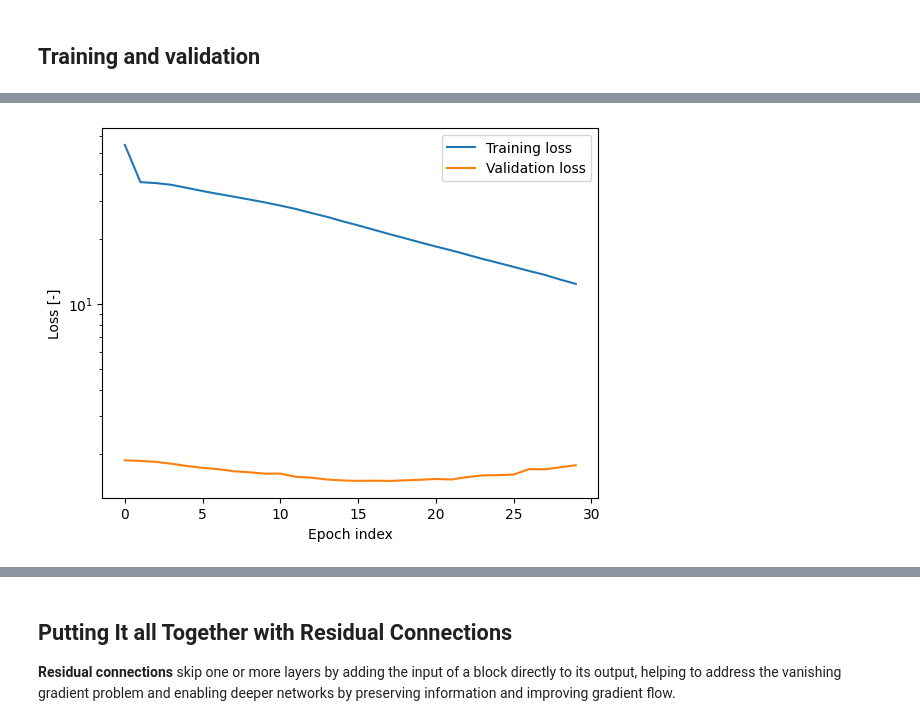
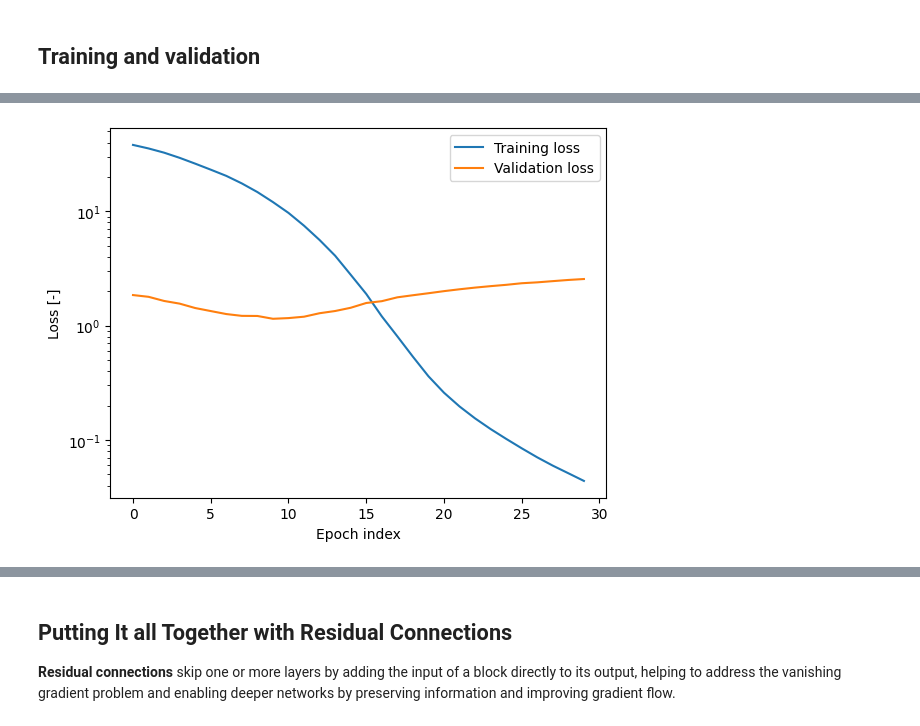
Before and after one commit to CVUT-FS-12110/pytorch-intro, a Jupyter notebook: resources/convolution.ipynb, the cells around one changed output, grey strips where cells are left out. Cells and saved outputs as stored; diff of their text form; code cells hidden in the pictures.

```diff
--- a/resources/convolution.ipynb
+++ b/resources/convolution.ipynb
@@ -194,13 +193,10 @@ class DigitClassifierV1(nn.Module):
             nn.Conv2d(32, 16, kernel_size=3, padding=1),
             nn.ReLU(),
             nn.Conv2d(16, 8, kernel_size=3, padding=1),
-            nn.ReLU(),
-            nn.Conv2d(8, 1, kernel_size=3, padding=1),
-            nn.ReLU(),
         )
 
         self._fc = nn.Sequential(
-                nn.Linear(input_size * input_size, 128),
+                nn.Linear(8 * input_size * input_size, 128),
                 nn.ReLU(),
                 nn.Linear(128, num_classes),
                 nn.Sigmoid()
@@ -237,4 +233,4 @@ Epoch [30/30], Time: 2.53s, Train Loss: 12.37448, Validation Loss: 1.78025, Accu
-[figure, old version]
+[figure, new version]
 # %% [markdown]
 # Adding 1x1 Convolution to Reduce the Number of Filters
 
```
Also changed, not shown: parts of 8 cells of this notebook, 1 other file.
